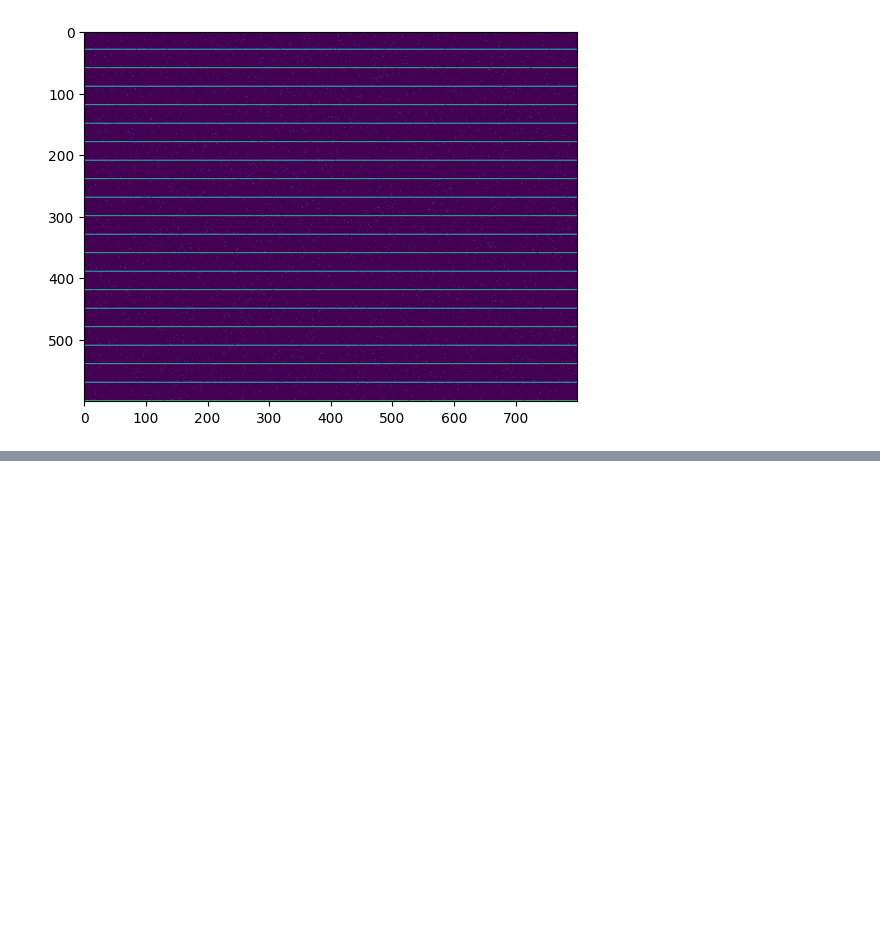
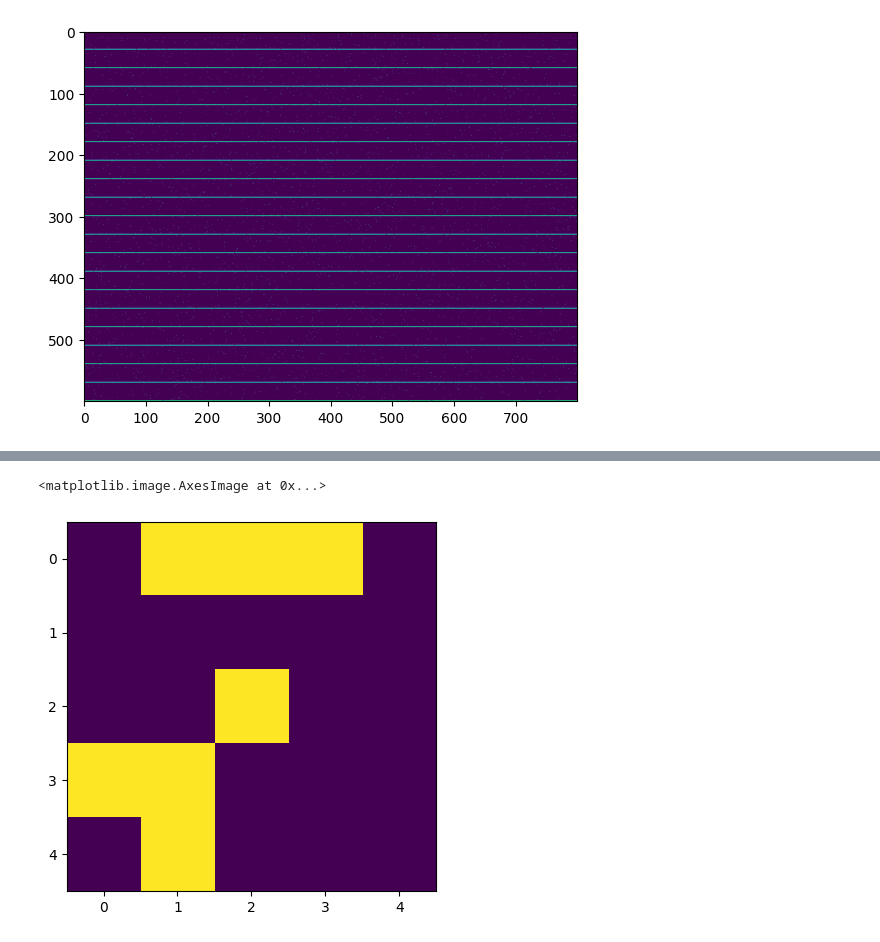
Before and after one commit to SharmilaJ14/KLA_Workshop, a Jupyter notebook: KLA Workshop.ipynb, the cells around one changed output, grey strips where cells are left out. Cells and saved outputs as stored; diff of their text form; code cells hidden in the pictures; blank space fills up the shorter version.

```diff
--- a/KLA Workshop.ipynb
+++ b/KLA Workshop.ipynb
@@ -244,0 +304,5 @@ plt.imshow(fd2)
+# %%
+plt.imshow(pic3)
+# %% [output]
+<matplotlib.image.AxesImage at 0x...>
+[figure, added]
```
Also changed, not shown: parts of 11 cells of this notebook.
